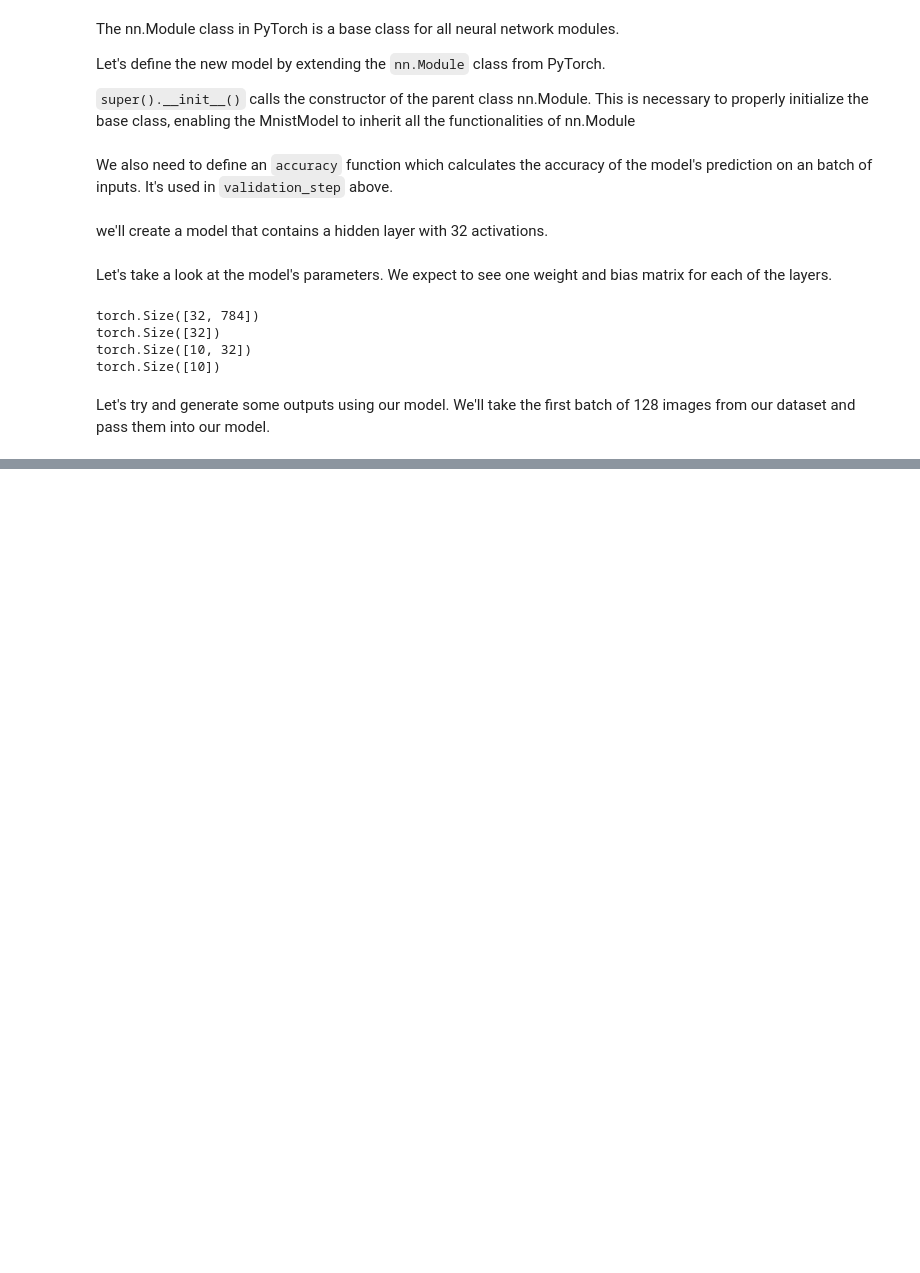
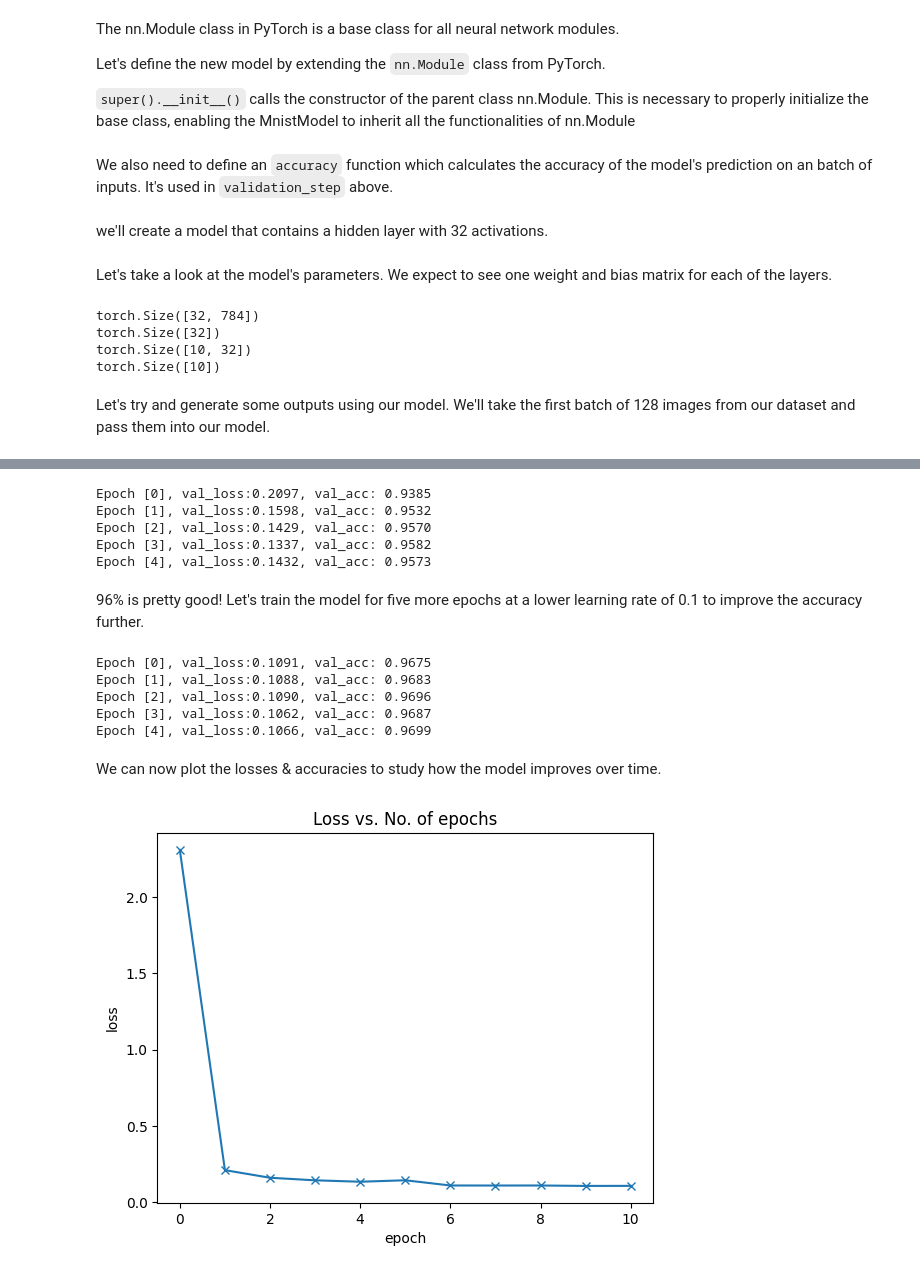
Before and after one commit to MinghanChu/DeepLearning-ZerosToGans, a Jupyter notebook: Training_Deep_NN_on_GPU.ipynb, the cells around one changed output, grey strips where cells are left out. Saved outputs shown, nothing was run; the diff lists cells and outputs as text; code cells hidden in the pictures; blank space fills up the shorter version.

```diff
--- a/Training_Deep_NN_on_GPU.ipynb
+++ b/Training_Deep_NN_on_GPU.ipynb
@@ -435,0 +646,4 @@ Sample outputs :
+# %%
+# Model (on GPU)
+model = MnistModel(input_size, hidden_size=hidden_size, out_size=num_classes)
+to_device(model, device)
@@ -435,0 +663,3 @@ Sample outputs :
+# %%
+history = [evaluate(model, val_loader)]
+history
@@ -435,0 +676,28 @@ Sample outputs :
+# %%
+history += fit(5, 0.5, model, train_loader, val_loader)
+# %% [output]
+Epoch [0], val_loss:0.2097, val_acc: 0.9385
+Epoch [1], val_loss:0.1598, val_acc: 0.9532
+Epoch [2], val_loss:0.1429, val_acc: 0.9570
+Epoch [3], val_loss:0.1337, val_acc: 0.9582
+Epoch [4], val_loss:0.1432, val_acc: 0.9573
+# %% [markdown]
+96% is pretty good! Let's train the model for five more epochs at a lower learning rate of 0.1 to improve the accuracy further.
+# %%
+history += fit(5, 0.1, model, train_loader, val_loader)
+# %% [output]
+Epoch [0], val_loss:0.1091, val_acc: 0.9675
+Epoch [1], val_loss:0.1088, val_acc: 0.9683
+Epoch [2], val_loss:0.1090, val_acc: 0.9696
+Epoch [3], val_loss:0.1062, val_acc: 0.9687
+Epoch [4], val_loss:0.1066, val_acc: 0.9699
+# %% [markdown]
+We can now plot the losses & accuracies to study how the model improves over time.
+# %%
+losses = [x['val_loss'] for x in history]
+plt.plot(losses, '-x')
+plt.xlabel('epoch')
+plt.ylabel('loss')
+plt.title('Loss vs. No. of epochs');
+# %% [output]
+[figure, added]
```
Also changed, not shown: parts of 33 cells of this notebook.
